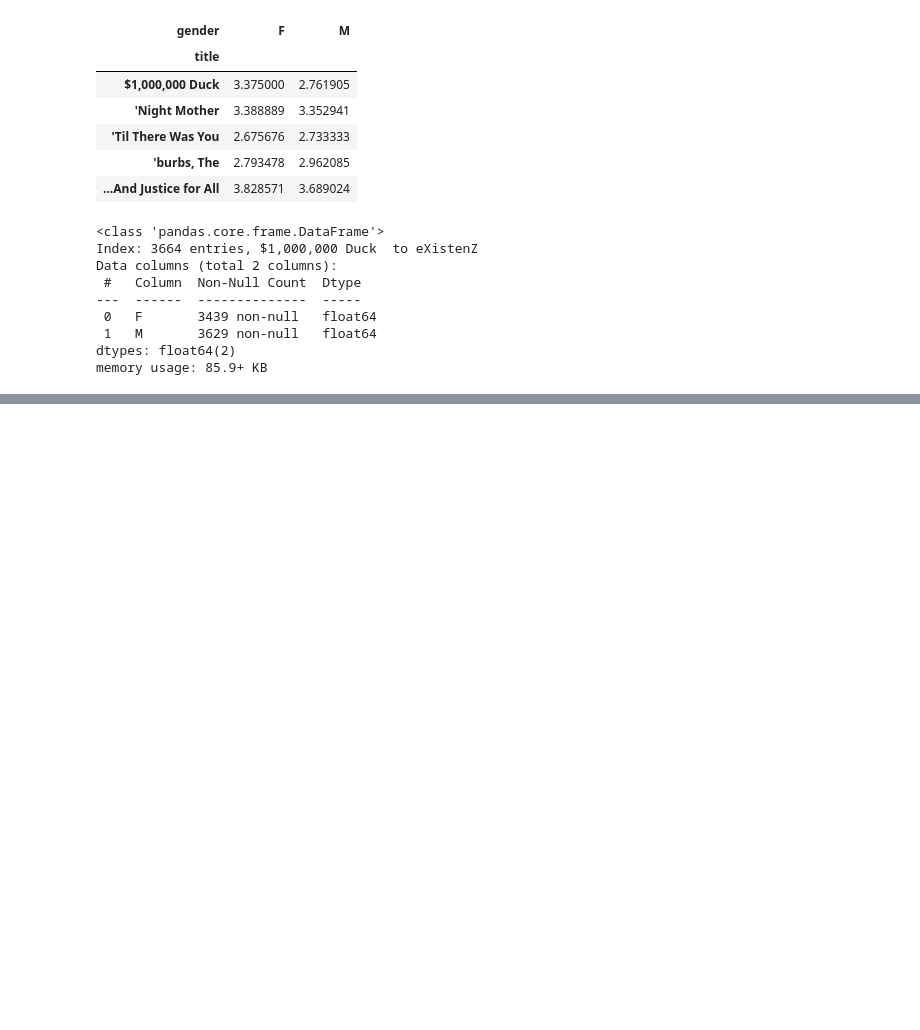
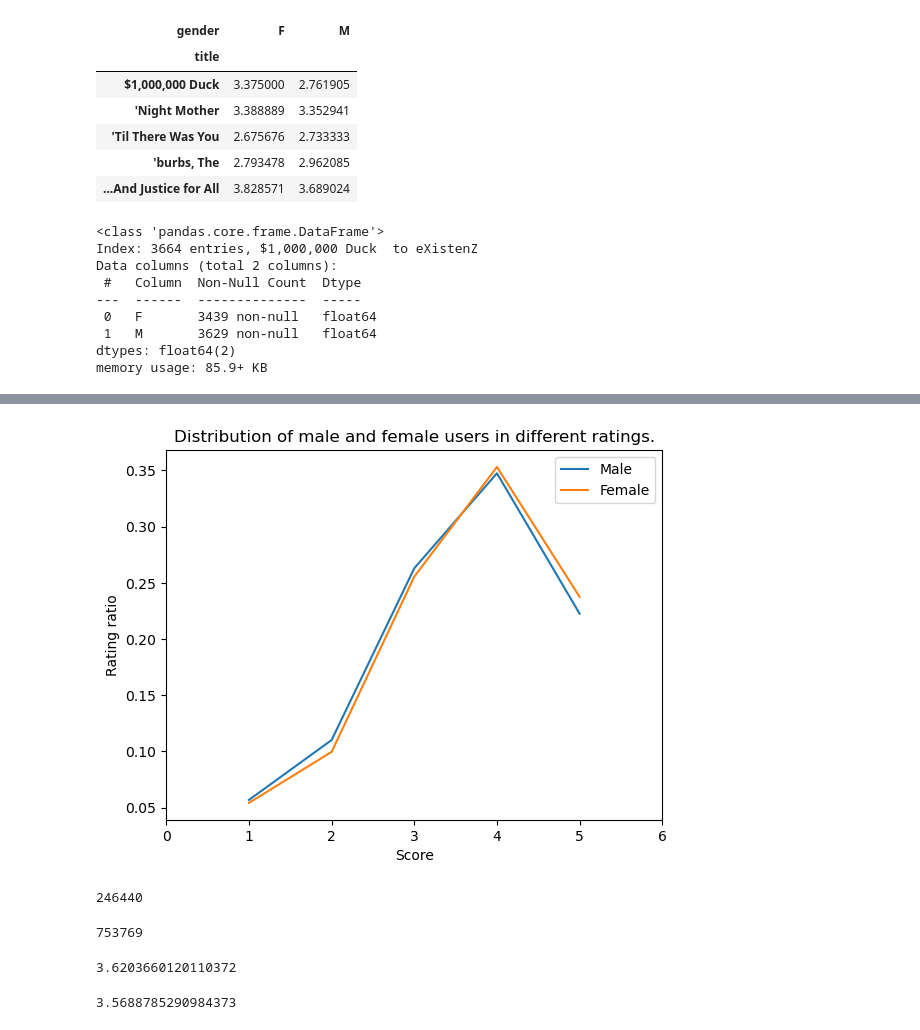
Before and after one commit to cifiyoo/hwt-project, a Jupyter notebook: hwt-project.ipynb, the cells around one changed output, grey strips where cells are left out. Cells and saved outputs as stored; diff of their text form; code cells hidden in the pictures; blank space fills up the shorter version.

```diff
--- a/hwt-project.ipynb
+++ b/hwt-project.ipynb
@@ -375,0 +424,80 @@ https://gist.github.com/mwaskom/de44147ed2974457ad6372750bbe5751
+# %%
+import matplotlib.pyplot as plt
+
+male = movies_ratings_user_df[movies_ratings_user_df['gender'] == 'M']
+female = movies_ratings_user_df[movies_ratings_user_df['gender'] == 'F']
+
+
+male_scores = [1,2,3,4,5]
+male_people = []
+count2 = len(male)
+for score in male_scores:
+    count = len(male[male['imdbId'] == score])
+#     count2 = len(movies_ratings_user_df[movies_ratings_user_df['imdbId'] == score])
+    ratio = count/count2
+    male_people.append(ratio)
+
+female_scores = [1,2,3,4,5]
+count3 = len(female)
+female_people = []
+for score in female_scores:
+    count = len(female[female['imdbId'] == score])
+#     count2 = len(movies_ratings_user_df[movies_ratings_user_df['imdbId'] == score])
+    ratio = count/count3
+    female_people.append(ratio)
+
+
+# 设置X轴的范围
+plt.xlim(0, 6)
+
+# 设置X轴的刻度
+plt.xticks(np.linspace(0, 6, 7))
+
+
+# 绘制折线图
+plt.plot(male_scores, male_people, label='Male')
+plt.plot(female_scores, female_people, label='Female')
+# 添加标题和坐标轴标签
+plt.title('Distribution of male and female users in different ratings.')
+plt.xlabel('Score')
+plt.ylabel('Rating ratio')
+
+# 显示图例
+plt.legend()
+
+# 显示图形
+plt.show()
+# %% [output]
+[figure, added]
+# %%
+len(female)
+# %% [output]
+246440
+# %%
+len(male)
+# %% [output]
+753769
+# %%
+female_scores = [1,2,3,4,5]
+
+female_people = 0
+for score in female_scores:
+    count = len(female[female['imdbId'] == score])
+#     count2 = len(movies_ratings_user_df[movies_ratings_user_df['imdbId'] == score])
+    female_people = female_people + count*score
+
+print(female_people/246440)
+# %% [output]
+3.6203660120110372
+# %%
+male_scores = [1,2,3,4,5]
+
+male_people = 0
+for score in male_scores:
+    count = len(male[male['imdbId'] == score])
+#     count2 = len(movies_ratings_user_df[movies_ratings_user_df['imdbId'] == score])
+    male_people = male_people + count*score
+
+print(male_people/753769)
+# %% [output]
+3.5688785290984373
```
Also changed, not shown: parts of 3 cells of this notebook.
